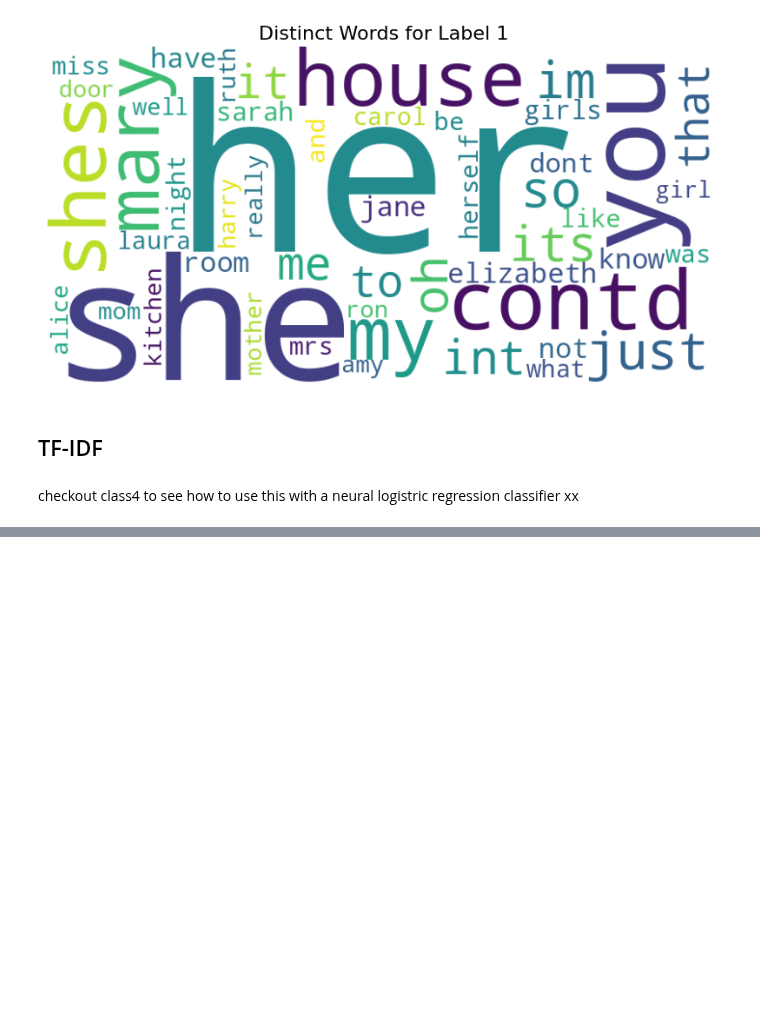
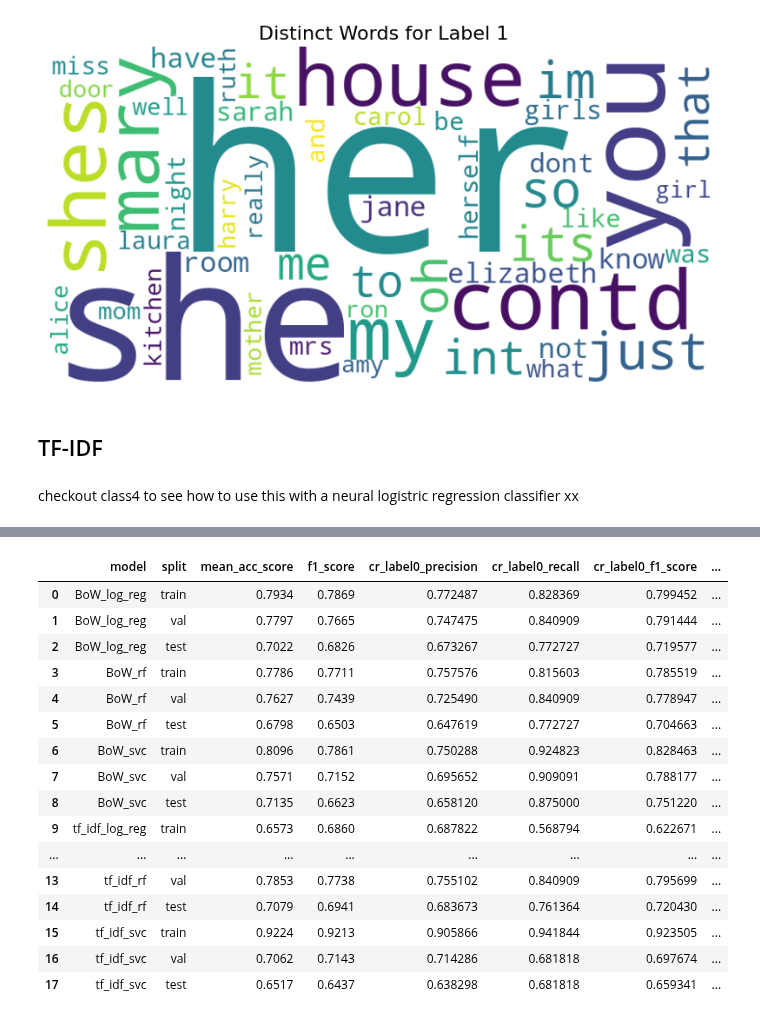
Before and after one commit to sigridbom/NLP_exam, a Jupyter notebook: 3_model_selection/BoW_and_tf_idf.ipynb, the cells around one changed output, grey strips where cells are left out. Cells and saved outputs as stored; diff of their text form; code cells hidden in the pictures; blank space fills up the shorter version.

```diff
--- a/3_model_selection/BoW_and_tf_idf.ipynb
+++ b/3_model_selection/BoW_and_tf_idf.ipynb
@@ -1201,0 +678,10 @@ tokenizer.save_pretrained("distilbert_bechdel_classifier")
+# %%
+# tf-idf random forest
+# initializing random forest with the hyperparameters from the randomized search
+tf_idf_forest = RandomForestClassifier(
+    n_estimators = 100,
+    min_samples_split = 2,
+    max_features = 0.3,
+    max_depth = 20,
+    ccp_alpha = 0.01,
+    random_state=42).fit(tf_idf_features_train, y_train)
@@ -1201,0 +748,4 @@ tokenizer.save_pretrained("distilbert_bechdel_classifier")
+# %%
+# support vector maching # max_iter=500
+tf_idf_svc = SVC(C=0.5, kernel = 'rbf', probability=True, random_state = 42).fit(tf_idf_features_train, y_train)
+# C = 1 and kernel = 'rbf' is the default hyperparameters of the SVC
@@ -1201,0 +757,66 @@ tokenizer.save_pretrained("distilbert_bechdel_classifier")
+# %%
+#performance_temp = pd.DataFrame()
+
+model = tf_idf_svc
+model_name = 'tf_idf_svc'
+
+for x, y, nsplit in zip([tf_idf_features_train, tf_idf_features_val, tf_idf_features_test],
+                        [y_train, y_val, y_test],
+                        ['train', 'val', 'test']):
+    mean_accuracy_score = model.score(x, y)
+    preds = model.predict(x)
+    f1 = f1_score(y, preds)
+    class_report = classification_report(y, preds, output_dict = True)
+
+    # Get predicted probabilities for the positive class (class 1)
+    y_pred_proba = model.predict_proba(x)[:, 1]  # Probabilities for class 1
+
+    # Compute the ROC AUC score
+    roc_auc = roc_auc_score(np.array(y), y_pred_proba)
+
+    #roc_auc = roc_auc_score(np.array(y), clf_svm.predict_proba(x)[:,1]) # takes the probabiltiy of label = 1 (passing the bechdel-test)
+   # roc_curve_calc = roc_curve(np.array(y), clf_log_reg.predict_proba(x)[:,1])#, pos_label = 1)
+
+    # Create a dictionary with metrics for the current split
+    metrics = {
+        'model': model_name,
+        'split': nsplit,
+        'mean_acc_score': round(mean_accuracy_score, 4),
+        'f1_score': round(f1, 4),
+        'cr_label0_precision': class_report['0']['precision'],
+        'cr_label0_recall': class_report['0']['recall'],
+        'cr_label0_f1_score': class_report['0']['f1-score'],
+        'cr_label0_support': class_report['0']['support'],
+        'cr_label1_precision': class_report['1']['precision'],
+        'cr_label1_recall': class_report['1']['recall'],
+        'cr_label1_f1_score': class_report['1']['f1-score'],
+        'cr_label1_support': class_report['1']['support'],
+        'roc_auc': roc_auc#,
+        #'roc_curve': roc_curve_calc
+    }
+
+    # Convert the dictionary to a DataFrame and concatenate it with the main DataFrame
+    performance_df = pd.concat([performance_df, pd.DataFrame([metrics])], ignore_index=True)
+    #performance_temp = pd.concat([performance_temp, pd.DataFrame([metrics])], ignore_index=True)
+
+
+# Display the performance metrics
+performance_df
+# %% [output]
+|  | model | split | mean_acc_score | f1_score | cr_label0_precision | cr_label0_recall | cr_label0_f1_score | ... |
+| 0 | BoW_log_reg | train | 0.7934 | 0.7869 | 0.772487 | 0.828369 | 0.799452 | ... |
+| 1 | BoW_log_reg | val | 0.7797 | 0.7665 | 0.747475 | 0.840909 | 0.791444 | ... |
+| 2 | BoW_log_reg | test | 0.7022 | 0.6826 | 0.673267 | 0.772727 | 0.719577 | ... |
+| 3 | BoW_rf | train | 0.7786 | 0.7711 | 0.757576 | 0.815603 | 0.785519 | ... |
+| 4 | BoW_rf | val | 0.7627 | 0.7439 | 0.725490 | 0.840909 | 0.778947 | ... |
+| 5 | BoW_rf | test | 0.6798 | 0.6503 | 0.647619 | 0.772727 | 0.704663 | ... |
+| 6 | BoW_svc | train | 0.8096 | 0.7861 | 0.750288 | 0.924823 | 0.828463 | ... |
+| 7 | BoW_svc | val | 0.7571 | 0.7152 | 0.695652 | 0.909091 | 0.788177 | ... |
+| 8 | BoW_svc | test | 0.7135 | 0.6623 | 0.658120 | 0.875000 | 0.751220 | ... |
+| 9 | tf_idf_log_reg | train | 0.6573 | 0.6860 | 0.687822 | 0.568794 | 0.622671 | ... |
+| ... | ... | ... | ... | ... | ... | ... | ... | ... |
+| 13 | tf_idf_rf | val | 0.7853 | 0.7738 | 0.755102 | 0.840909 | 0.795699 | ... |
+| 14 | tf_idf_rf | test | 0.7079 | 0.6941 | 0.683673 | 0.761364 | 0.720430 | ... |
+| 15 | tf_idf_svc | train | 0.9224 | 0.9213 | 0.905866 | 0.941844 | 0.923505 | ... |
+| 16 | tf_idf_svc | val | 0.7062 | 0.7143 | 0.714286 | 0.681818 | 0.697674 | ... |
+| 17 | tf_idf_svc | test | 0.6517 | 0.6437 | 0.638298 | 0.681818 | 0.659341 | ... |
```
Also changed, not shown: parts of 54 cells of this notebook, 4 other files.
